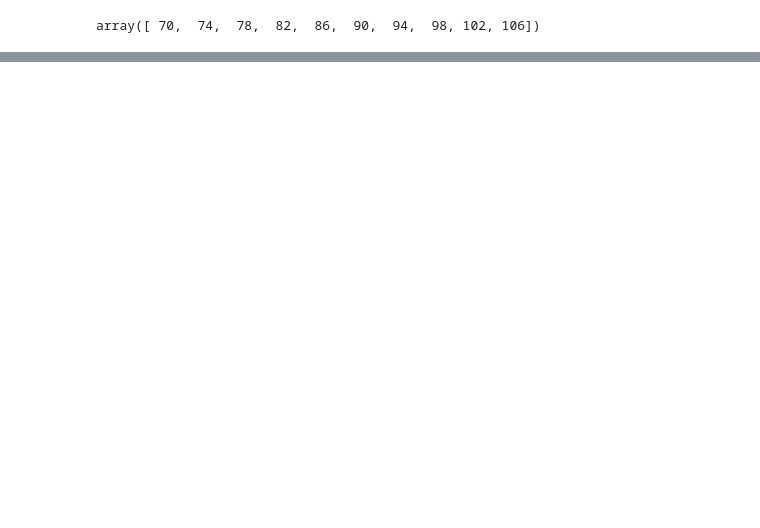
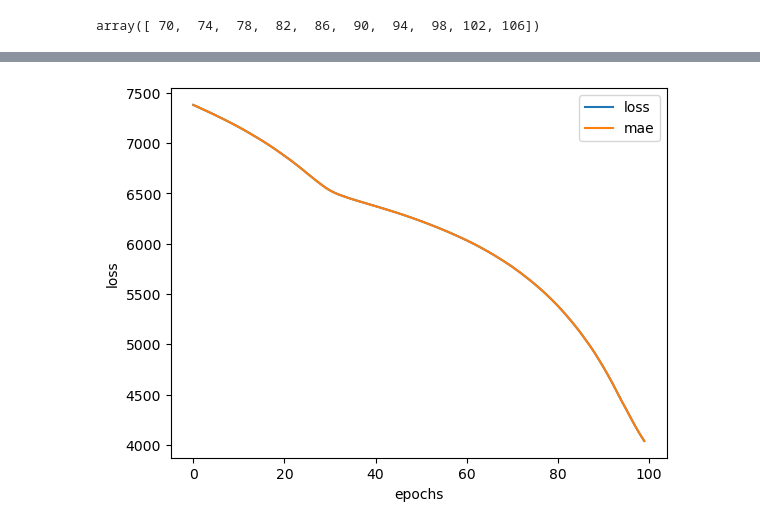
Before and after one commit to yash3028/TensorFlow, a Jupyter notebook: tensorflow_2.ipynb, the cells around one changed output, grey strips where cells are left out. Saved outputs shown, nothing was run; the diff lists cells and outputs as text; code cells hidden in the pictures; blank space fills up the shorter version.

```diff
--- a/tensorflow_2.ipynb
+++ b/tensorflow_2.ipynb
@@ -381,0 +481,2 @@ array([[49.58456 ],
+# %%
+history_2 = insurance_model_2.fit(X_train, y_train, epochs=100, verbose=0)
@@ -381,0 +489,6 @@ array([[49.58456 ],
+# %%
+pd.DataFrame(history_2.history).plot()
+plt.ylabel("loss")
+plt.xlabel("epochs");
+# %% [output]
+[figure, added]
```
Also changed, not shown: parts of 31 cells of this notebook.
